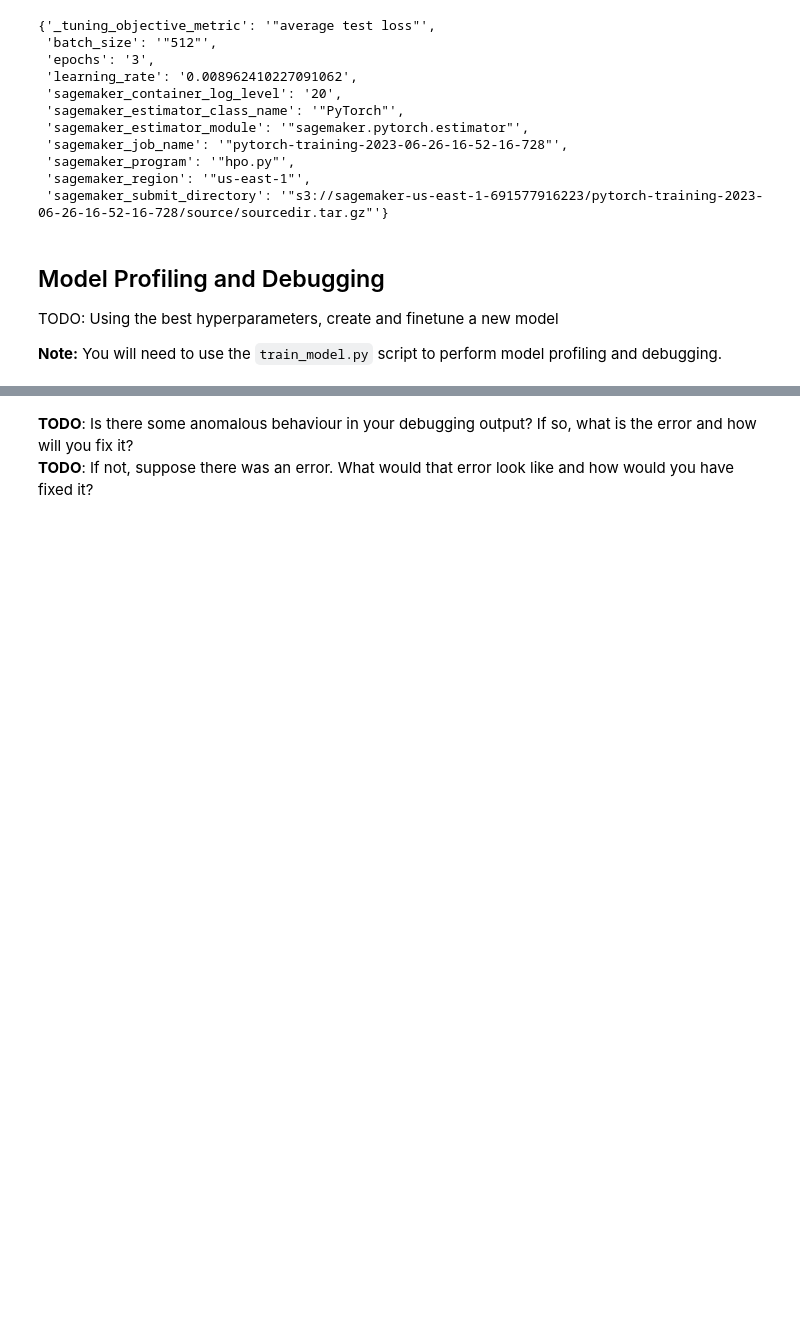
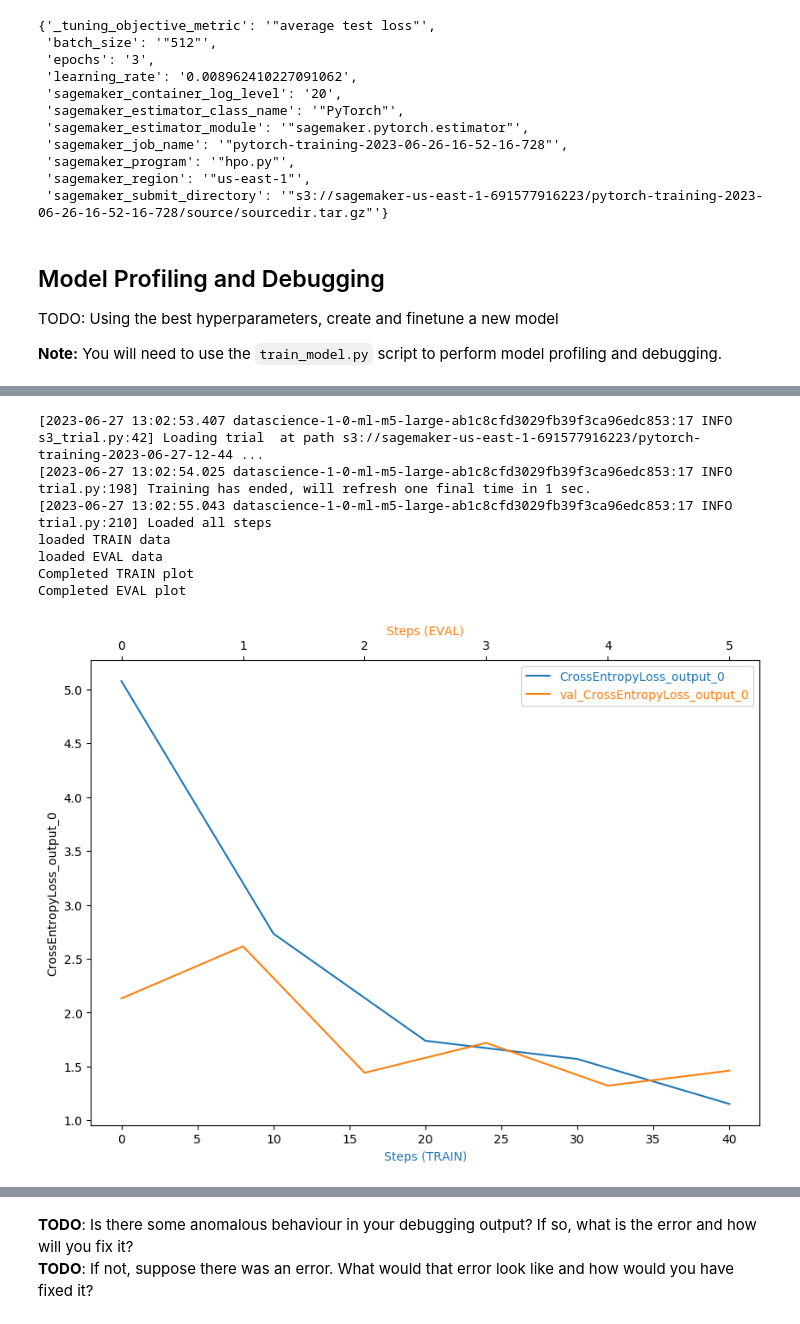
Before and after one commit to GabrielOrsiniNeiva/CD0387-deep-learning-topics-within-computer-vision-nlp-project-starter, a Jupyter notebook: train_and_deploy.ipynb, the cells around one changed output, grey strips where cells are left out. Drawn from its saved outputs; the diff is of its cells as text; code cells hidden in the pictures; blank space fills up the shorter version.

Commit message:
Finalizando Debugger

```diff
--- a/train_and_deploy.ipynb
+++ b/train_and_deploy.ipynb
@@ -307,3 +310,63 @@ filtered_dimensions:{'CPUUtilization-nodeid:algo-1'}
+# %%
+# TODO: Plot a debugging output
+import matplotlib.pyplot as plt
+from smdebug.trials import create_trial
+from smdebug.core.modes import ModeKeys
+from mpl_toolkits.axes_grid1 import host_subplot
+
+#utility function to get data from tensors
+def get_data(trial, tname, mode):
+    tensor = trial.tensor(tname)
+    steps = tensor.steps(mode=mode)
+    vals = []
+    for s in steps:
+        vals.append(tensor.value(s, mode=mode))
+    return steps, vals
+
+#plot tensor utility functions for plotting tensors
+def plot_tensor(trial, tensor_name):
+
+    steps_train, vals_train = get_data(trial, tensor_name, mode=ModeKeys.TRAIN)
+    print("loaded TRAIN data")
+    steps_eval, vals_eval = get_data(trial, tensor_name, mode=ModeKeys.EVAL)
+    print("loaded EVAL data")
+
+    fig = plt.figure(figsize=(10, 7))
+    host = host_subplot(111)
+
+    par = host.twiny()
+
+    host.set_xlabel("Steps (TRAIN)")
+    par.set_xlabel("Steps (EVAL)")
+    host.set_ylabel(tensor_name)
+
+    (p1,) = host.plot(steps_train, vals_train, label=tensor_name)
+    print("Completed TRAIN plot")
+    (p2,) = par.plot(steps_eval, vals_eval, label="val_" + tensor_name)
+    print("Completed EVAL plot")
+    leg = plt.legend()
+
+    host.xaxis.get_label().set_color(p1.get_color())
+    leg.texts[0].set_color(p1.get_color())
+
+    par.xaxis.get_label().set_color(p2.get_color())
+    leg.texts[1].set_color(p2.get_color())
+
+    plt.ylabel(tensor_name)
+    plt.show()
+
+# Ploting
+trial = create_trial(f's3://{bucket}/{training_job_name}/debug-output/')
+plot_tensor(trial, "CrossEntropyLoss_output_0")
+# %% [output]
+[2023-06-27 13:02:53.407 datascience-1-0-ml-m5-large-ab1c8cfd3029fb39f3ca96edc853:17 INFO s3_trial.py:42] Loading trial  at path s3://sagemaker-us-east-1-691577916223/pytorch-training-2023-06-27-12-44 ...
+[2023-06-27 13:02:54.025 datascience-1-0-ml-m5-large-ab1c8cfd3029fb39f3ca96edc853:17 INFO trial.py:198] Training has ended, will refresh one final time in 1 sec.
+[2023-06-27 13:02:55.043 datascience-1-0-ml-m5-large-ab1c8cfd3029fb39f3ca96edc853:17 INFO trial.py:210] Loaded all steps
+loaded TRAIN data
+loaded EVAL data
+Completed TRAIN plot
+Completed EVAL plot
+[figure, added]
 # %%
 rule_output_path = estimator.output_path + estimator.latest_training_job.job_name + "/rule-output"
 print(f"You will find the profiler report in {rule_output_path}")
```
Also changed, not shown: parts of 11 cells of this notebook, 11 other files.
